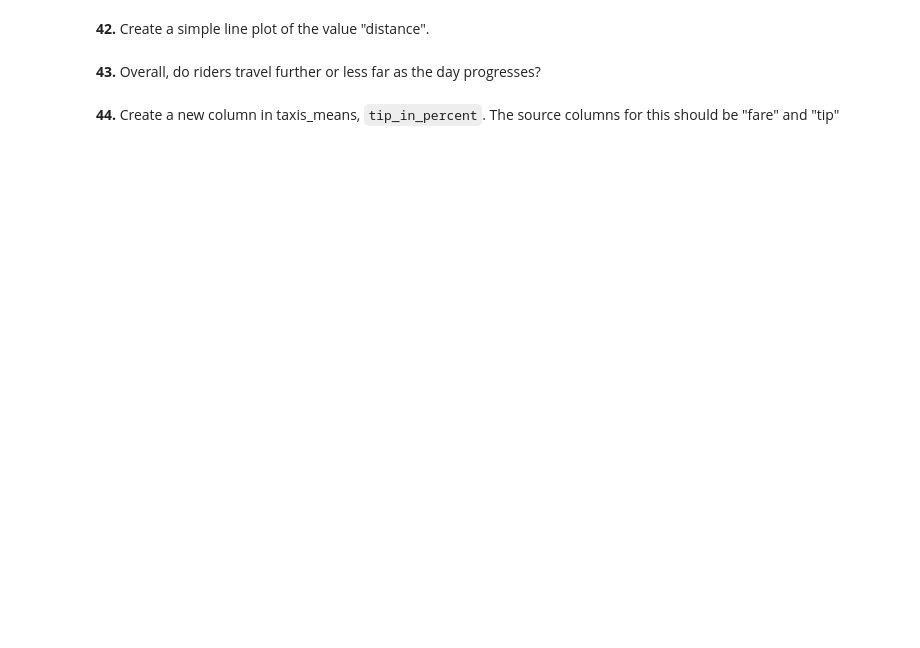
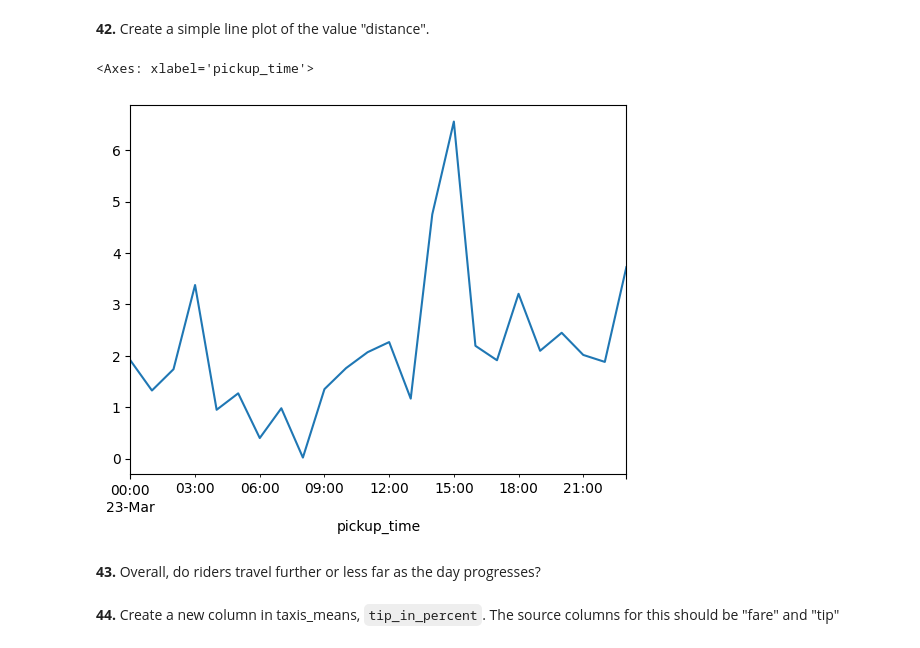
Before and after one commit to federicomichelotto/Colab, a Jupyter notebook: PandasExercises.ipynb, the cells around one changed output. Drawn from its saved outputs; the diff is of its cells as text; code cells hidden in the pictures; blank space fills up the shorter version.

```diff
--- a/PandasExercises.ipynb
+++ b/PandasExercises.ipynb
@@ -534,3 +534,6 @@ taxis_one_day.head()
 | 144 | 2019-03-23 18:35:01 | 2019-03-23 18:47:39 | 1 | 3.20 | 12.5 | 2.00 | 0.0 | 17.80 | yellow | credit card | ... |
 # %% [markdown]
 **41.** We now have a range from morning until midnight, but we to take the mean of the numeric columns, grouped at one hour intervals.  Save the result as df_means, and display it.
+# %%
+df_means = taxis_one_day.groupby(pd.Grouper(key='pickup_time', freq='1h')).mean(numeric_only=True)
+df_means
@@ -537,5 +559,10 @@ taxis_one_day.head()
 # %% [markdown]
 **42.** Create a simple line plot of the value "distance".
+# %%
+df_means["distance"].plot()
+# %% [output]
+<Axes: xlabel='pickup_time'>
+[figure, added]
 # %% [markdown]
 **43.** Overall, do riders travel further or less far as the day progresses?
 # %% [markdown]
```
Also changed, not shown: parts of 6 cells of this notebook.
